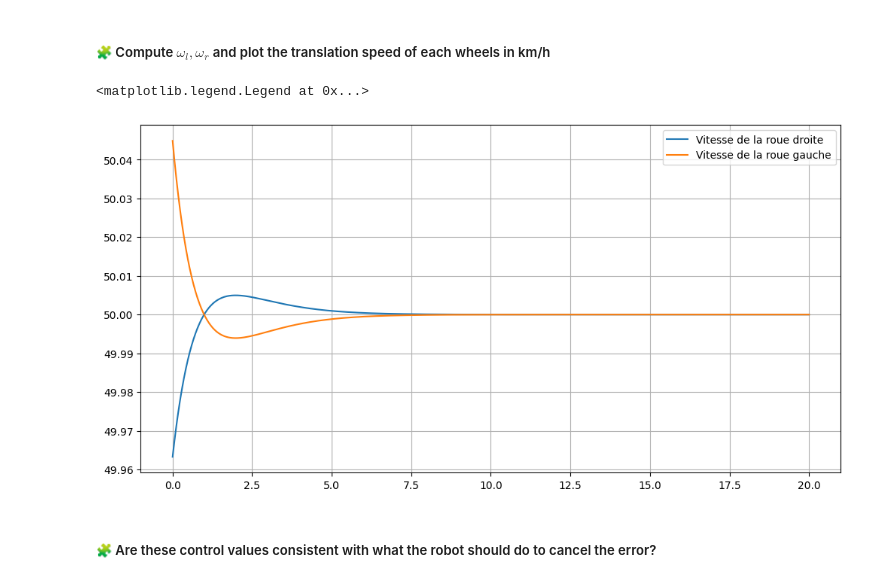
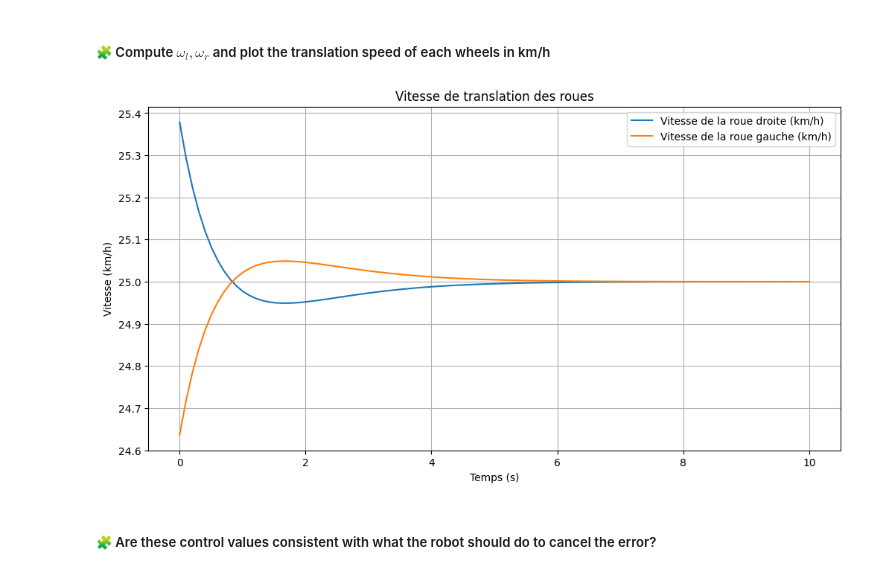
Before and after one commit to saadlf36/control-engineering-with-python-project-2023-2024, a Jupyter notebook: Project-part-2.ipynb, the cells around one changed output. Drawn from its saved outputs; the diff is of its cells as text; code cells hidden in the pictures.

```diff
--- a/Project-part-2.ipynb
+++ b/Project-part-2.ipynb
@@ -549,7 +549,7 @@ In the sequel, we will use $v=25 { km/h}$.
 import numpy as np
 r = 0.125
 l = 0.5
-v = 25
+v = 25/3.6
 A = np.array([[0, 0, 0], [0, 0, v], [0, 0, 0]])
 B = np.array([[r/2, r/2], [0, 0], [-r/l, r/l]])
 print(A)
@@ -590,13 +601,13 @@ import numpy as np
 l = 0.5
 r = 0.125
 # Given matrices A and B
-v = 25
+v = 25 / 3.6
 A = np.array([[0, 0, 0], [0, 0, v], [0, 0, 0]])
 B = np.array([[r/2, r/2],
               [0, 0],
               [r/l, -r/l]])
 
-poles = [-1.00, -1.01, -1.02]  # Strictly negative real part
+poles = [-1.1, -1.2, -1.3]  # Strictly negative real part
 K = place_poles(A,B,poles).gain_matrix
 print(K)
 e,_ = np.linalg.eig(A - B @ K)
@@ -647,26 +670,41 @@ La non-linéarité provient de l'angle de direction. Pour garantir la linéarit
 # %% [markdown]
 ##### 🧩 Compute the corresponding values of $\Delta\omega_l,\Delta\omega_r$ and store them in the Python variables `dOmega_l`, `dOmega_r`
 # %%
-dX = r["sol"](t)
-dOmega = -K@dX
-dOmega_l = dOmega[0,:]
-dOmega_r = dOmega[1,:]
+dX = results["sol"](t)
+delta_Omega = -K@dX
+dOmega_l = delta_Omega[0,:]
+dOmega_r = delta_Omega[1,:]
 # %% [markdown]
 ##### 🧩 Compute $\omega_l,\omega_r$ and plot the translation speed of each wheels in km/h
 # %%
 import matplotlib.pyplot as plt
+import numpy as np
+
+
 v = 25
 r = 0.125
-omega_r = dOmega_r + v/r
-omega_l = dOmega_l + v/r
+v_mps = v / 3.6
+t = np.linspace(0, 10, 100)
+
+
+omega_l = dOmega_l + v_mps / r
+omega_r = dOmega_r + v_mps / r
+
+
+vitesse_roue_droite = omega_r * r * 3.6
+vitesse_roue_gauche = omega_l * r * 3.6
+
 fig = plt.figure(figsize=(12, 6))
-plt.plot(t, omega_l * r * 2, label=r"Vitesse de la roue droite")
-plt.plot(t, omega_r * r * 2, label=r"Vitesse de la roue gauche")
-plt.grid()
+plt.plot(t, vitesse_roue_droite, label="Vitesse de la roue droite (km/h)")
+plt.plot(t, vitesse_roue_gauche, label="Vitesse de la roue gauche (km/h)")
+plt.title("Vitesse de translation des roues")
+plt.xlabel("Temps (s)")
+plt.ylabel("Vitesse (km/h)")
+plt.grid(True)
 plt.legend()
+plt.show()
 # %% [output]
-<matplotlib.legend.Legend at 0x...>
-[figure, old version]
+[figure, new version]
 # %% [markdown]
 ##### 🧩 Are these control values consistent with what the robot should do to cancel the error?
 # %% [markdown]
```
Also changed, not shown: parts of 7 cells of this notebook.
